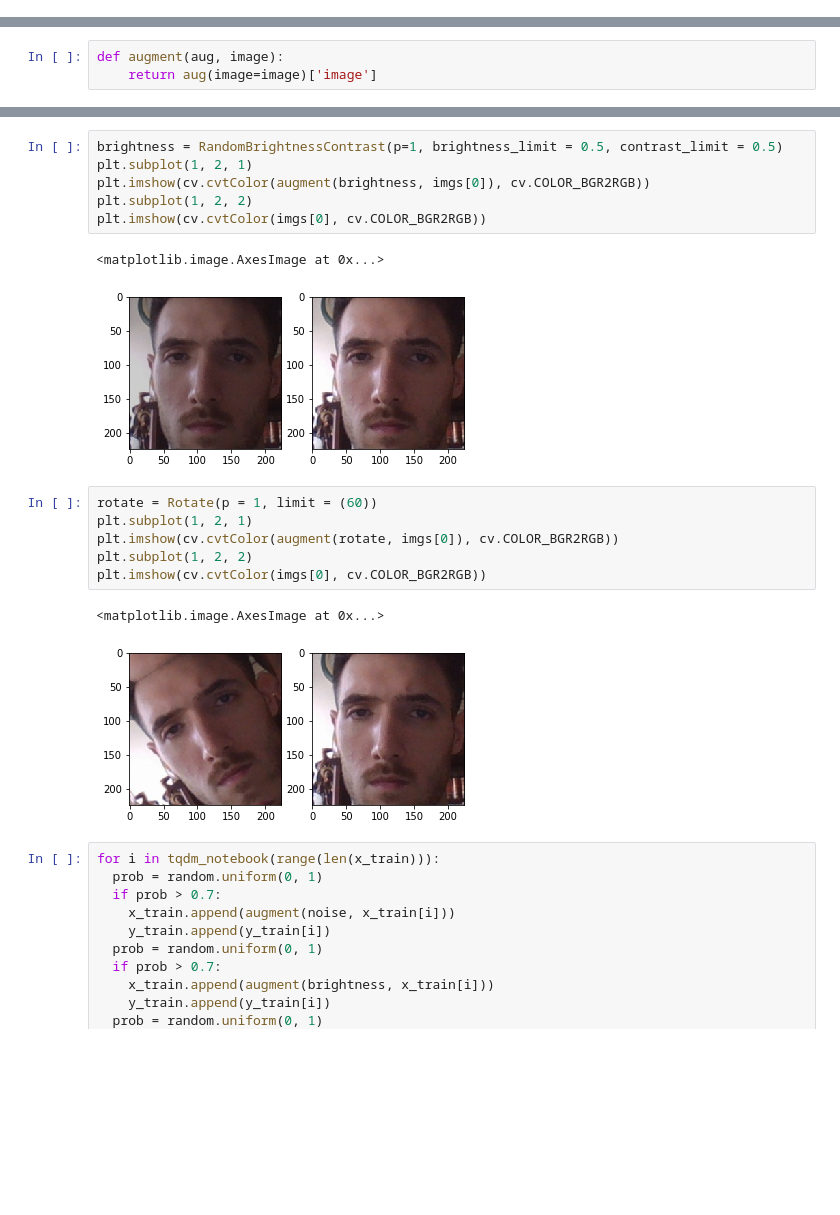
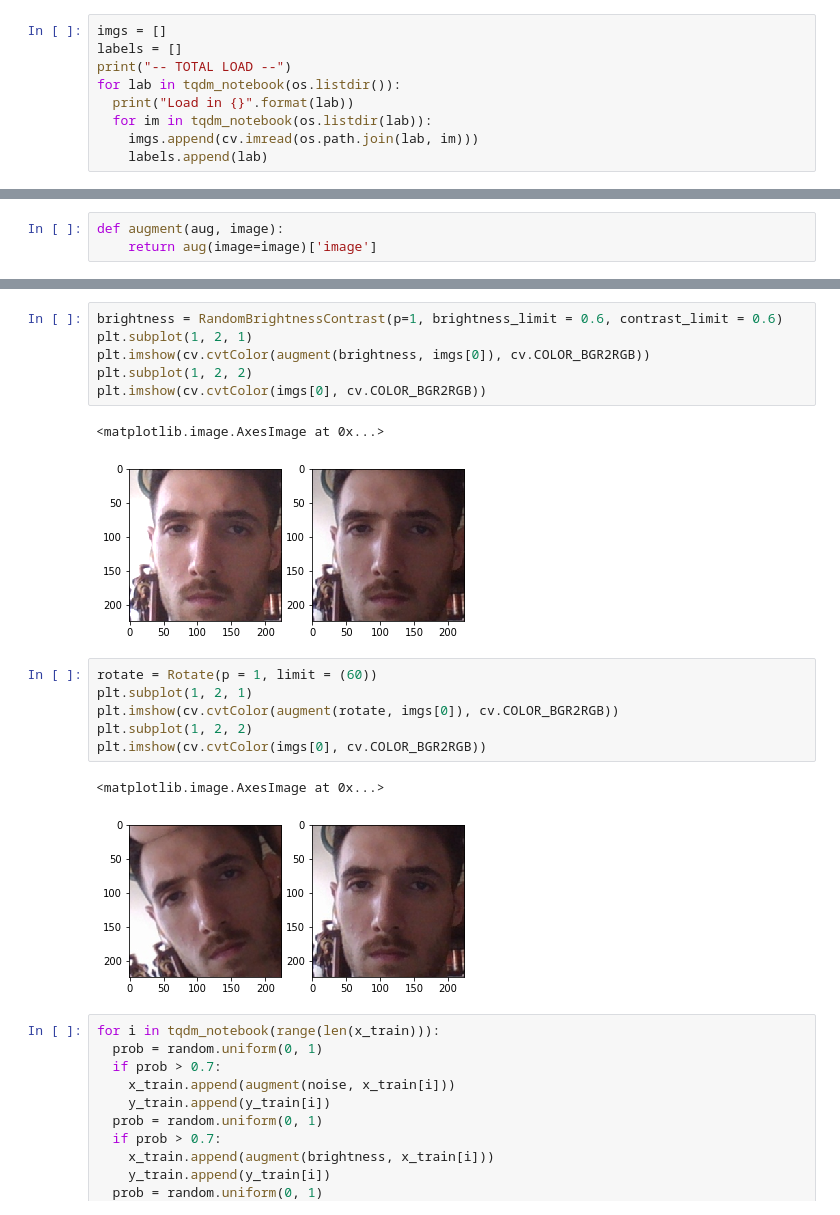
Before and after one commit to malborroni/RECMojion, a Jupyter notebook: Scripts/classification-vggFace-emotion.ipynb, the cells around one changed output, grey strips where cells are left out. Cells and saved outputs as stored; diff of their text form; blank space fills up the shorter version.

```diff
--- a/Scripts/classification-vggFace-emotion.ipynb
+++ b/Scripts/classification-vggFace-emotion.ipynb
@@ -170,0 +145,9 @@ x_train, imgs_test, y_train, y_test = train_test_split(imgs, labels, test_size =
+# %%
+imgs = []
+labels = []
+print("-- TOTAL LOAD --")
+for lab in tqdm_notebook(os.listdir()):
+  print("Load in {}".format(lab))
+  for im in tqdm_notebook(os.listdir(lab)):
+    imgs.append(cv.imread(os.path.join(lab, im)))
+    labels.append(lab)
@@ -183,14 +203,14 @@ plt.imshow(cv.cvtColor(imgs[0], cv.COLOR_BGR2RGB))
 <matplotlib.image.AxesImage at 0x...>
 [figure]
 # %%
-brightness = RandomBrightnessContrast(p=1, brightness_limit = 0.5, contrast_limit = 0.5)
+brightness = RandomBrightnessContrast(p=1, brightness_limit = 0.6, contrast_limit = 0.6)
 plt.subplot(1, 2, 1)
 plt.imshow(cv.cvtColor(augment(brightness, imgs[0]), cv.COLOR_BGR2RGB))
 plt.subplot(1, 2, 2)
 plt.imshow(cv.cvtColor(imgs[0], cv.COLOR_BGR2RGB))
 # %% [output]
 <matplotlib.image.AxesImage at 0x...>
-[figure, old version]
+[figure, new version]
 # %%
 rotate = Rotate(p = 1, limit = (60))
 plt.subplot(1, 2, 1)
@@ -199,7 +219,7 @@ plt.subplot(1, 2, 2)
 plt.imshow(cv.cvtColor(imgs[0], cv.COLOR_BGR2RGB))
 # %% [output]
 <matplotlib.image.AxesImage at 0x...>
-[figure, old version]
+[figure, new version]
 # %%
 for i in tqdm_notebook(range(len(x_train))):
   prob = random.uniform(0, 1)
```
Also changed, not shown: parts of 36 cells of this notebook.
